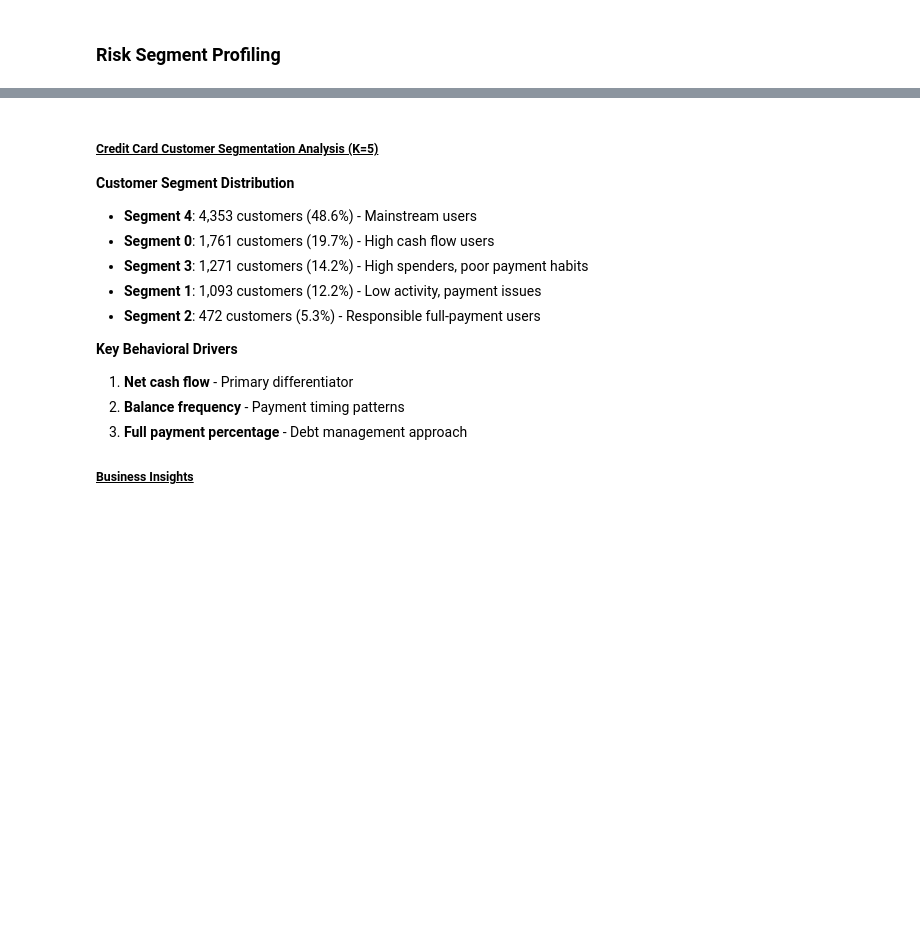
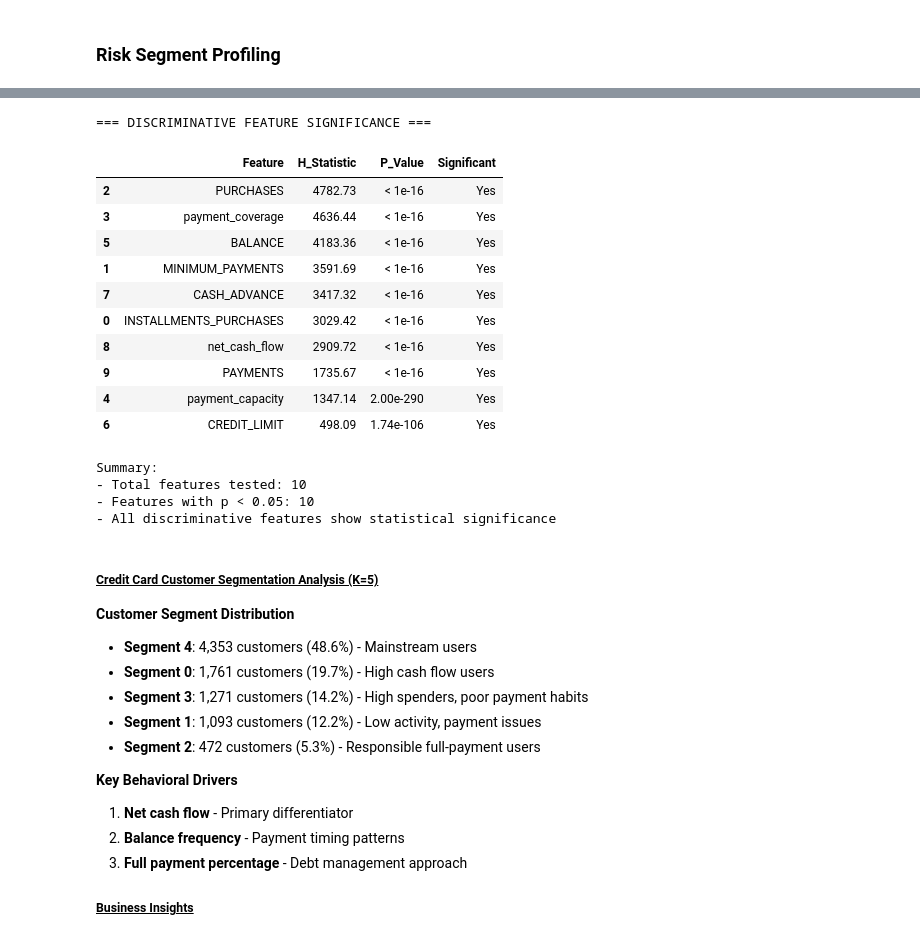
Before and after one commit to ehicham95/credit_card_insurance_use, a Jupyter notebook: credit_card_users_segmentation.ipynb, the cells around one changed output, grey strips where cells are left out. Cells and saved outputs as stored; diff of their text form; code cells hidden in the pictures; blank space fills up the shorter version.

```diff
--- a/credit_card_users_segmentation.ipynb
+++ b/credit_card_users_segmentation.ipynb
@@ -431,3 +661,33 @@ fig1.show()
+# %%
+print("=== DISCRIMINATIVE FEATURE SIGNIFICANCE ===")
+feature_results = validator.improved_feature_testing(df_risk_final,
+'cluster_labels', disc_features)
+feature_results = feature_results.sort_values('H_Statistic',
+ascending=False)
+
+display(feature_results.head(10))
+
+print(f"\nSummary:")
+print(f"- Total features tested: {len(feature_results)}")
+print(f"- Features with p < 0.05: {sum(feature_results['Significant'] == 'Yes')}")
+print(f"- All discriminative features show statistical significance")
+# %% [output]
+=== DISCRIMINATIVE FEATURE SIGNIFICANCE ===
+|  | Feature | H_Statistic | P_Value | Significant |
+| 2 | PURCHASES | 4782.73 | < 1e-16 | Yes |
+| 3 | payment_coverage | 4636.44 | < 1e-16 | Yes |
+| 5 | BALANCE | 4183.36 | < 1e-16 | Yes |
+| 1 | MINIMUM_PAYMENTS | 3591.69 | < 1e-16 | Yes |
+| 7 | CASH_ADVANCE | 3417.32 | < 1e-16 | Yes |
+| 0 | INSTALLMENTS_PURCHASES | 3029.42 | < 1e-16 | Yes |
+| 8 | net_cash_flow | 2909.72 | < 1e-16 | Yes |
+| 9 | PAYMENTS | 1735.67 | < 1e-16 | Yes |
+| 4 | payment_capacity | 1347.14 | 2.00e-290 | Yes |
+| 6 | CREDIT_LIMIT | 498.09 | 1.74e-106 | Yes |
+Summary:
+- Total features tested: 10
+- Features with p < 0.05: 10
+- All discriminative features show statistical significance
 # %% [markdown]
 ##### <u>**Credit Card Customer Segmentation Analysis (K=5)**</u>
 
```
Also changed, not shown: parts of 35 cells of this notebook, 3 other files.
